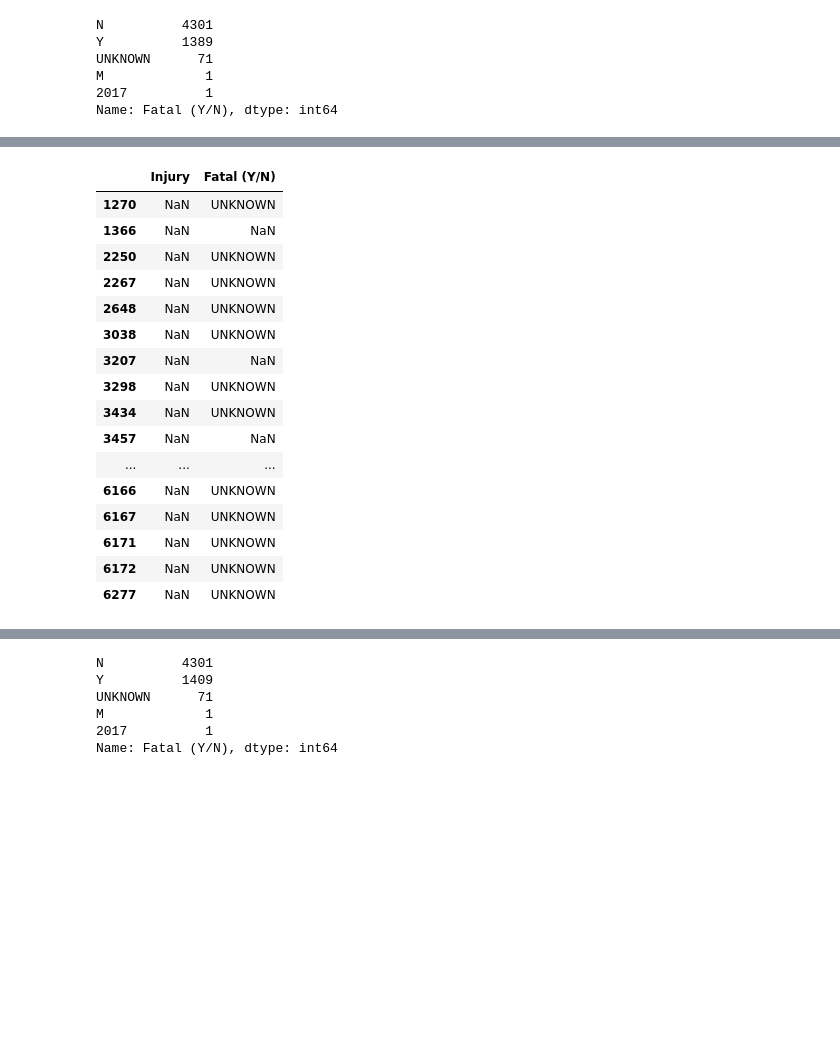
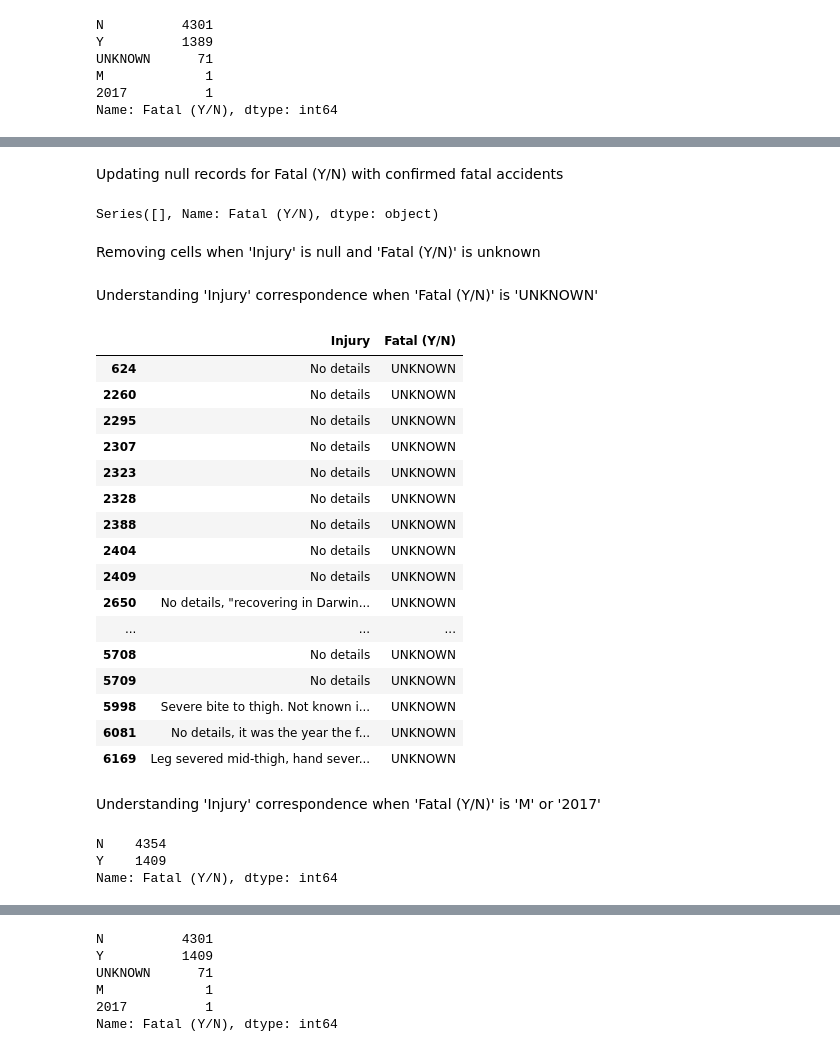
Before and after one commit to carolinatannus/shark_attacks, a Jupyter notebook: shark_analysis.ipynb, the cells around one changed output, grey strips where cells are left out. Cells and saved outputs as stored; diff of their text form; code cells hidden in the pictures; blank space fills up the shorter version.

Commit message:
adjust unknown values of column 'fatal (y/n)' using 'injury' as reference

```diff
--- a/shark_analysis.ipynb
+++ b/shark_analysis.ipynb
@@ -208,23 +248,34 @@ Name: Fatal (Y/N), dtype: int64
+# %% [markdown]
+Updating null records for Fatal (Y/N) with confirmed fatal accidents
 # %%
 db_attacks.loc[(~db_attacks['Fatal (Y/N)'].isin(['Y', 'N'])) & (db_attacks['Injury'].isin(['FATAL'])), 'Fatal (Y/N)'] = 'Y'
+# %%
+db_attacks.loc[(~db_attacks['Fatal (Y/N)'].isin(['Y', 'N'])) & (db_attacks['Injury'].isin(['FATAL'])), 'Fatal (Y/N)']
+# %% [output]
+Series([], Name: Fatal (Y/N), dtype: object)
+# %% [markdown]
+Removing cells when 'Injury' is null and 'Fatal (Y/N)' is unknown
 # %%
-db_attacks[['Injury', 'Fatal (Y/N)']].loc[(~db_attacks['Fatal (Y/N)'].isin(['Y', 'N'])) & (db_attacks['Injury'].isna())
-                                         ]
+db_attacks.drop(db_attacks[['Injury', 'Fatal (Y/N)']].loc[(~db_attacks['Fatal (Y/N)'].isin(['Y', 'N'])) & (db_attacks['Injury'].isna())].index, inplace = True)
-# %% [output]
-|  | Injury | Fatal (Y/N) |
-| 1270 | NaN | UNKNOWN |
-| 1366 | NaN | NaN |
-| 2250 | NaN | UNKNOWN |
-| 2267 | NaN | UNKNOWN |
-| 2648 | NaN | UNKNOWN |
-| 3038 | NaN | UNKNOWN |
-| 3207 | NaN | NaN |
-| 3298 | NaN | UNKNOWN |
-| 3434 | NaN | UNKNOWN |
-| 3457 | NaN | NaN |
-| ... | ... | ... |
-| 6166 | NaN | UNKNOWN |
-| 6167 | NaN | UNKNOWN |
-| 6171 | NaN | UNKNOWN |
-| 6172 | NaN | UNKNOWN |
-| 6277 | NaN | UNKNOWN |
+# %% [markdown]
+Understanding 'Injury' correspondence when 'Fatal (Y/N)' is 'UNKNOWN'
+# %%
+db_attacks[['Injury', 'Fatal (Y/N)']].loc[db_attacks['Fatal (Y/N)'].isin(['UNKNOWN'])]
+# %% [output]
+|  | Injury | Fatal (Y/N) |
+| 624 | No details | UNKNOWN |
+| 2260 | No details | UNKNOWN |
+| 2295 | No details | UNKNOWN |
+| 2307 | No details | UNKNOWN |
+| 2323 | No details | UNKNOWN |
+| 2328 | No details | UNKNOWN |
+| 2388 | No details | UNKNOWN |
+| 2404 | No details | UNKNOWN |
+| 2409 | No details | UNKNOWN |
+| 2650 | No details, "recovering in Darwin... | UNKNOWN |
+| ... | ... | ... |
+| 5708 | No details | UNKNOWN |
+| 5709 | No details | UNKNOWN |
+| 5998 | Severe bite to thigh. Not known i... | UNKNOWN |
+| 6081 | No details, it was the year the f... | UNKNOWN |
+| 6169 | Leg severed mid-thigh, hand sever... | UNKNOWN |
@@ -230,0 +284,2 @@ db_attacks[['Injury', 'Fatal (Y/N)']].loc[(~db_attacks['Fatal (Y/N)'].isin(['Y',
+# %% [markdown]
+Understanding 'Injury' correspondence when 'Fatal (Y/N)' is 'M' or '2017'
@@ -230,0 +288,6 @@ db_attacks[['Injury', 'Fatal (Y/N)']].loc[(~db_attacks['Fatal (Y/N)'].isin(['Y',
+# %%
+db_attacks['Fatal (Y/N)'].value_counts()
+# %% [output]
+N    4354
+Y    1409
+Name: Fatal (Y/N), dtype: int64
```
Also changed, not shown: parts of 10 cells of this notebook.
